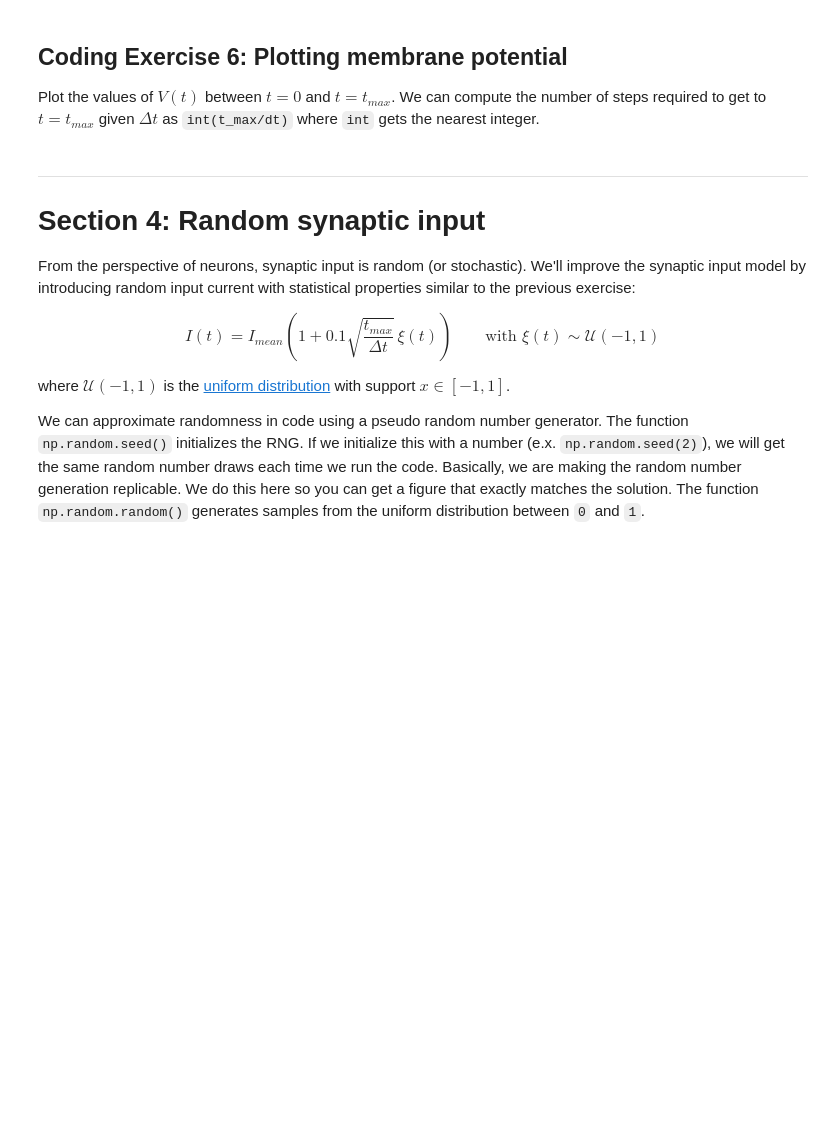
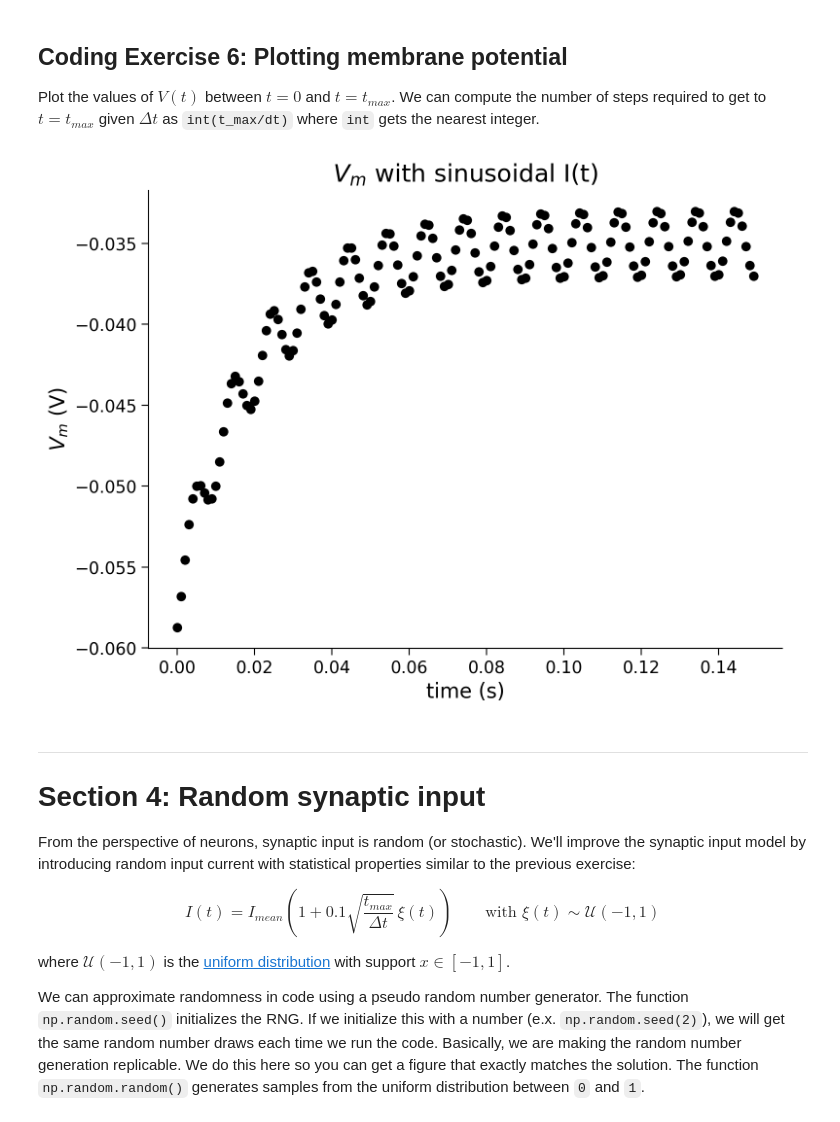
Before and after one commit to rbryan2001/CSCI_591, a Jupyter notebook: hackathons/Tutorial1_1.ipynb, the cells around one changed output. Drawn from its saved outputs; the diff is of its cells as text; code cells hidden in the pictures; blank space fills up the shorter version.

```diff
--- a/hackathons/Tutorial1_1.ipynb
+++ b/hackathons/Tutorial1_1.ipynb
@@ -356,39 +356,32 @@ Plot the values of $V(t)$ between $t=0$ and $t=t_{max}$. We can compute the numb
 # %%
 #################################################
 ## TODO for students: fill out the figure initialization and plotting code below ##
 # Fill out code and comment or remove the next line
-raise NotImplementedError("Student exercise: You need to fill out membrane potential figure code")
+# raise NotImplementedError("Student exercise: You need to fill out membrane potential figure code")
 #################################################
-
 # Initialize step_end
 step_end = int(t_max / dt)
-
 # Initialize v0
 v = el
-
 # Initialize the figure
 plt.figure()
 plt.title('$V_m$ with sinusoidal I(t)')
 plt.xlabel('time (s)')
 plt.ylabel('$V_m$ (V)');
-
 # Loop for step_end steps
 for step in range(step_end):
-
   # Compute value of t
   t = step * dt
-
   # Compute value of i at this time step
   i = i_mean * (1 + np.sin((t * 2 * np.pi) / 0.01))
-
   # Compute v
   v = v + dt/tau * (el - v + r*i)
-
   # Plot v (using 'k.' to get even smaller markers)
-  plt.plot(...)
-
+  plt.plot(t,v,'ko')
 # Display plot
 plt.show()
+# %% [output]
+[figure, added]
 # %% [markdown]
 ---
 # Section 4: Random synaptic input
```
Also changed, not shown: parts of 3 cells of this notebook.
